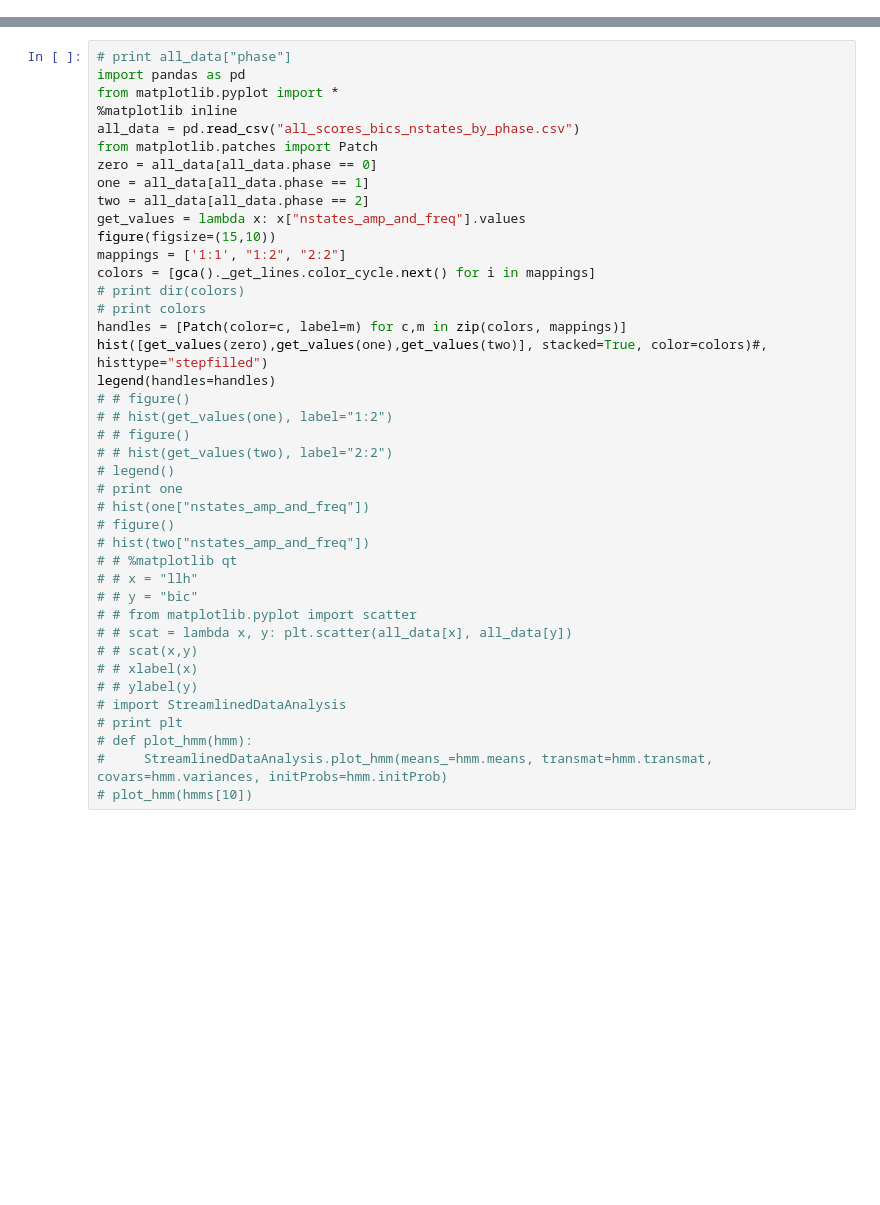
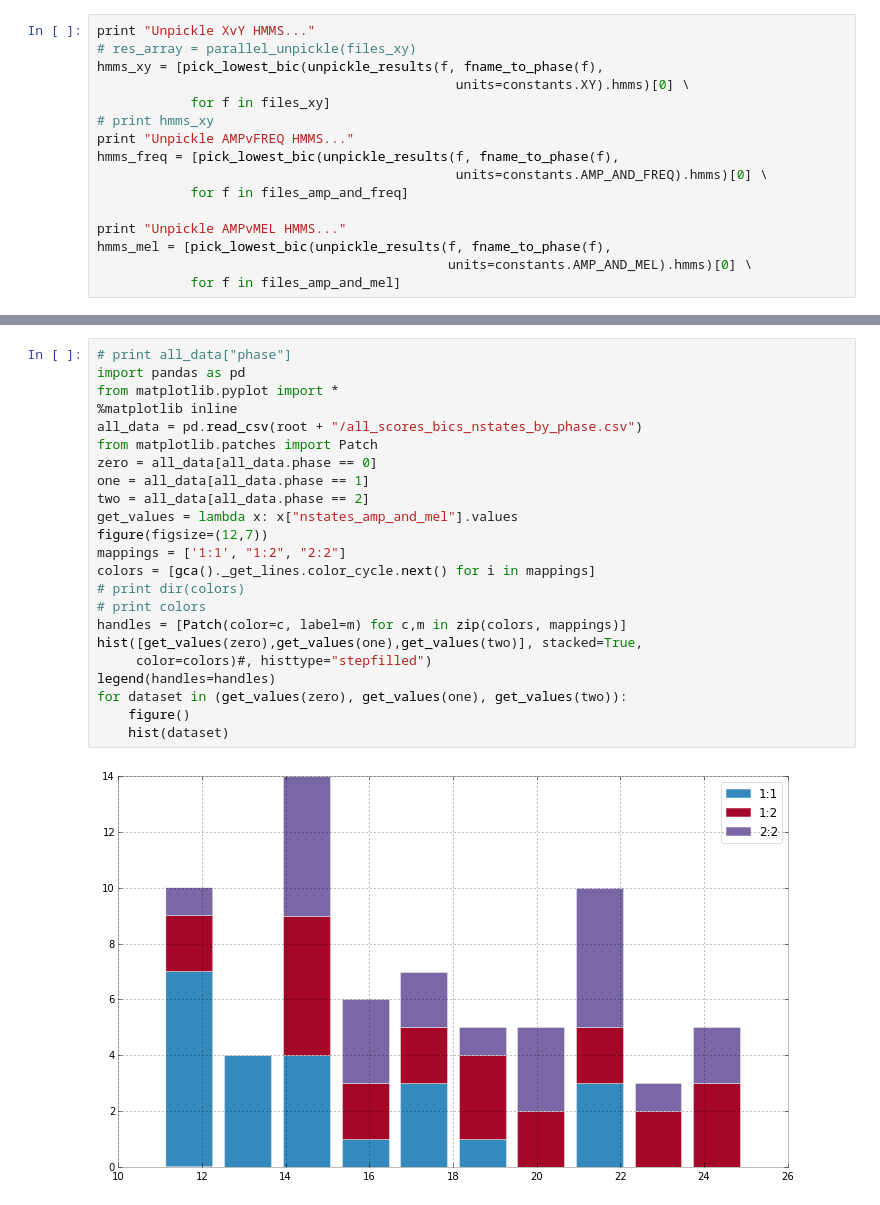
Before and after one commit to keryil/leaparticulatorqt, a Jupyter notebook: leaparticulator/notebooks/BICComparisonOrangeSquares.ipynb, the cells around one changed output, grey strips where cells are left out. Drawn from its saved outputs; the diff is of its cells as text; blank space fills up the shorter version.

Commit message:
Analysis of orange squared finalised for HMM a.k.a it doesn't work.

```diff
--- a/leaparticulator/notebooks/BICComparisonOrangeSquares.ipynb
+++ b/leaparticulator/notebooks/BICComparisonOrangeSquares.ipynb
@@ -241,0 +149,16 @@ IndexError: list index out of range
+# %%
+print "Unpickle XvY HMMS..."
+# res_array = parallel_unpickle(files_xy)
+hmms_xy = [pick_lowest_bic(unpickle_results(f, fname_to_phase(f),
+                                              units=constants.XY).hmms)[0] \
+            for f in files_xy]
+# print hmms_xy
+print "Unpickle AMPvFREQ HMMS..."
+hmms_freq = [pick_lowest_bic(unpickle_results(f, fname_to_phase(f),
+                                              units=constants.AMP_AND_FREQ).hmms)[0] \
+            for f in files_amp_and_freq]
+
+print "Unpickle AMPvMEL HMMS..."
+hmms_mel = [pick_lowest_bic(unpickle_results(f, fname_to_phase(f),
+                                             units=constants.AMP_AND_MEL).hmms)[0] \
+            for f in files_amp_and_mel]
@@ -242,41 +245,25 @@ IndexError: list index out of range
 # %%
 # print all_data["phase"]
 import pandas as pd
 from matplotlib.pyplot import *
 %matplotlib inline
-all_data = pd.read_csv("all_scores_bics_nstates_by_phase.csv")
+all_data = pd.read_csv(root + "/all_scores_bics_nstates_by_phase.csv")
 from matplotlib.patches import Patch
 zero = all_data[all_data.phase == 0]
 one = all_data[all_data.phase == 1]
 two = all_data[all_data.phase == 2]
-get_values = lambda x: x["nstates_amp_and_freq"].values
-figure(figsize=(15,10))
+get_values = lambda x: x["nstates_amp_and_mel"].values
+figure(figsize=(12,7))
 mappings = ['1:1', "1:2", "2:2"]
 colors = [gca()._get_lines.color_cycle.next() for i in mappings]
 # print dir(colors)
 # print colors
 handles = [Patch(color=c, label=m) for c,m in zip(colors, mappings)]
-hist([get_values(zero),get_values(one),get_values(two)], stacked=True, color=colors)#, histtype="stepfilled")
+hist([get_values(zero),get_values(one),get_values(two)], stacked=True,
+     color=colors)#, histtype="stepfilled")
 legend(handles=handles)
-# # figure()
-# # hist(get_values(one), label="1:2")
-# # figure()
-# # hist(get_values(two), label="2:2")
-# legend()
-# print one
-# hist(one["nstates_amp_and_freq"])
-# figure()
-# hist(two["nstates_amp_and_freq"])
-# # %matplotlib qt
-# # x = "llh"
-# # y = "bic"
-# # from matplotlib.pyplot import scatter
-# # scat = lambda x, y: plt.scatter(all_data[x], all_data[y])
-# # scat(x,y)
-# # xlabel(x)
-# # ylabel(y)
-# import StreamlinedDataAnalysis
-# print plt
-# def plot_hmm(hmm):
-#     StreamlinedDataAnalysis.plot_hmm(means_=hmm.means, transmat=hmm.transmat, covars=hmm.variances, initProbs=hmm.initProb)
-# plot_hmm(hmms[10])
+for dataset in (get_values(zero), get_values(one), get_values(two)):
+    figure()
+    hist(dataset)
+# %% [output]
+[figure, added]
```
Also changed, not shown: parts of 16 cells of this notebook, 3 other files.
